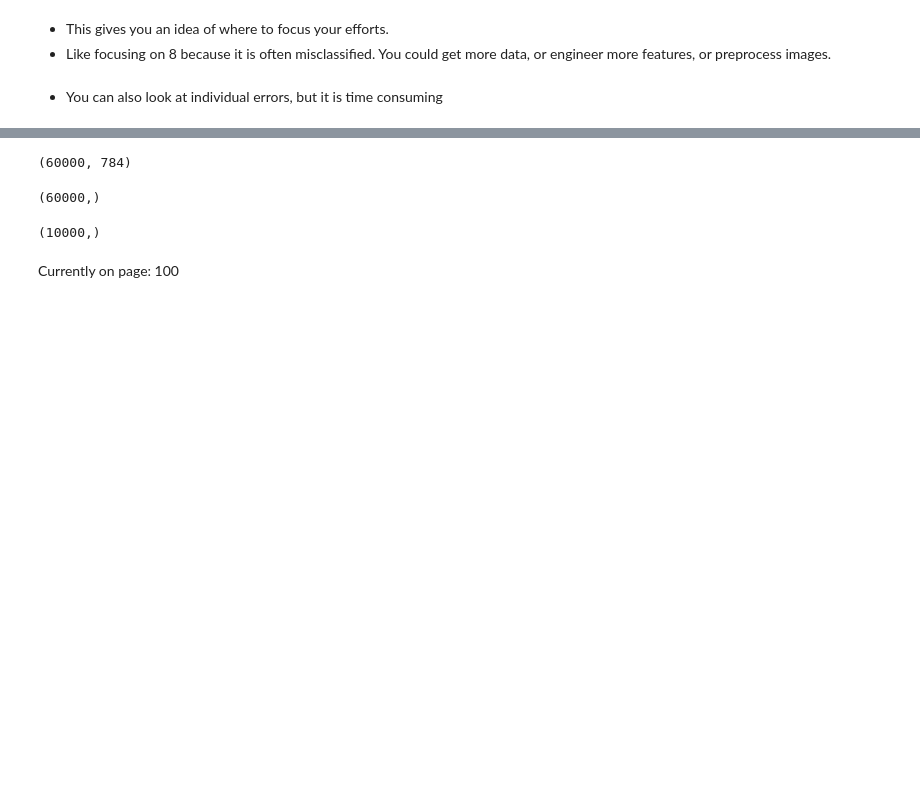
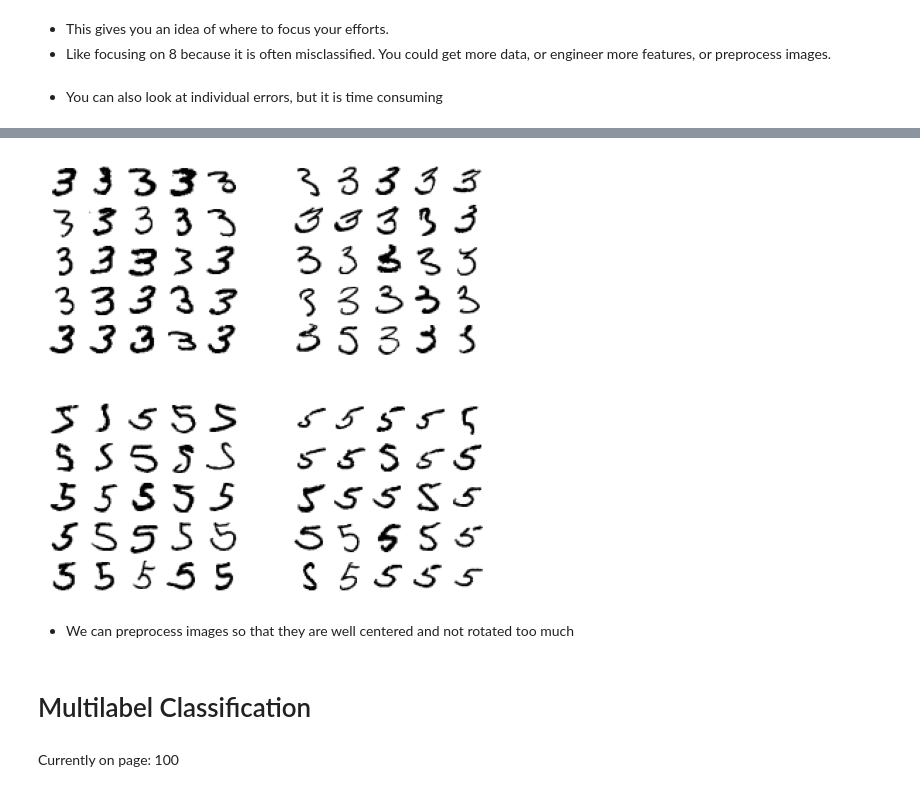
Before and after one commit to ryoiwata/handson-ml, a Jupyter notebook: notebooks/chapter_3_classificaiton.ipynb, the cells around one changed output, grey strips where cells are left out. Drawn from its saved outputs; the diff is of its cells as text; code cells hidden in the pictures; blank space fills up the shorter version.

```diff
--- a/notebooks/chapter_3_classificaiton.ipynb
+++ b/notebooks/chapter_3_classificaiton.ipynb
@@ -557,14 +556,35 @@ ValueError: operands could not be broadcast together with shapes (60000,) (10000
-# %%
-X_train.shape
-# %% [output]
-(60000, 784)
-# %%
-y_train.shape
-# %% [output]
-(60000,)
-# %%
-y_train_pred.shape
-# %% [output]
-(10000,)
+# %%
+X_aa = X_train[(y_train == cl_a) & (y_train_pred == cl_a)]
+X_ab = X_train[(y_train == cl_a) & (y_train_pred == cl_b)]
+X_ba = X_train[(y_train == cl_b) & (y_train_pred == cl_a)]
+X_bb = X_train[(y_train == cl_b) & (y_train_pred == cl_b)]
+# %%
+def plot_digits(instances, images_per_row=10, **options):
+    size = 28
+    images_per_row = min(len(instances), images_per_row)
+    images = [instance.reshape(size,size) for instance in instances]
+    n_rows = (len(instances) - 1) // images_per_row + 1
+    row_images = []
+    n_empty = n_rows * images_per_row - len(instances)
+    images.append(np.zeros((size, size * n_empty)))
+    for row in range(n_rows):
+        rimages = images[row * images_per_row : (row + 1) * images_per_row]
+        row_images.append(np.concatenate(rimages, axis=1))
+    image = np.concatenate(row_images, axis=0)
+    plt.imshow(image, cmap = matplotlib.cm.binary, **options)
+    plt.axis("off")
+# %%
+plt.figure(figsize=(8, 8))
+plt.subplot(221); plot_digits(X_aa[:25], images_per_row=5)
+plt.subplot(222); plot_digits(X_ab[:25], images_per_row=5)
+plt.subplot(223); plot_digits(X_ba[:25], images_per_row=5)
+plt.subplot(224); plot_digits(X_bb[:25], images_per_row=5)
+# Left side, classified as 3 # Right side, classified as 5
+# %% [output]
+[figure, added]
+# %% [markdown]
+- We can preprocess images so that they are well centered and not rotated too much
+# %% [markdown]
+# Multilabel Classification
 # %% [markdown]
 Currently on page: 100
```
Also changed, not shown: parts of 13 cells of this notebook.
